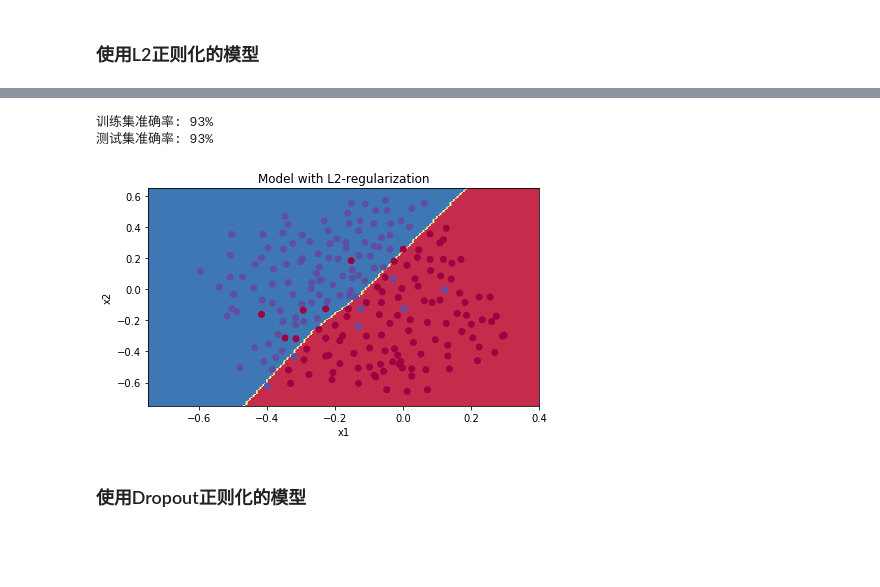
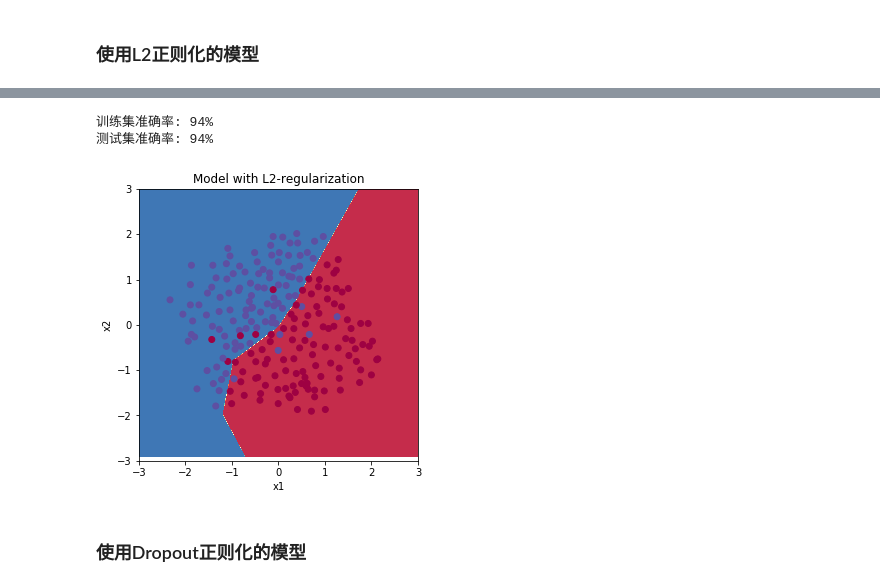
Before and after one commit to Morrowind1983/deeplearning.ai-exercises, a Jupyter notebook: 02 Improving Deep Neural Networks/Week 5/02_Regularization.ipynb, the cells around one changed output, grey strips where cells are left out. Cells and saved outputs as stored; diff of their text form; code cells hidden in the pictures; blank space fills up the shorter version.

```diff
--- a/02 Improving Deep Neural Networks/Week 5/02_Regularization.ipynb
+++ b/02 Improving Deep Neural Networks/Week 5/02_Regularization.ipynb
@@ -42,0 +47,5 @@ Each dot corresponds to a position on the football field where a football player
+# %%
+train_X_mean = train_X.mean(axis=1).reshape(train_X.shape[0], 1)
+train_X_std = train_X.std(axis=1).reshape(train_X.shape[0], 1)
+train_X = (train_X - train_X_mean) / train_X_std
+test_X = (test_X - train_X_mean) / train_X_std
@@ -140,6 +155,7 @@ def L_layer_model(X, Y, layers_dims, learning_rate = 0.3, num_iterations = 30000
 
     # 绘制损失函数
     if print_cost:
+        plt.figure(figsize=(7.0, 4.0))
         plt.plot(np.squeeze(costs))
         plt.ylabel('cost')
         plt.xlabel('iterations (per tens)')
@@ -211,7 +227,7 @@ def compute_cost_with_regularization(AL, Y, parameters, lambd):
     L = len(parameters) // 2
 
     cross_entropy_cost = compute_cost(AL, Y)
-    L2_regularization_cost = np.sum(np.sum(parameters['W' + str(l)]**2) for l in range(1, L + 1)) * lambd / Y.shape[1] / 2.
+    L2_regularization_cost = np.sum(np.linalg.norm(parameters['W' + str(l)])**2 for l in range(1, L + 1)) * lambd / Y.shape[1] / 2.
 
     return cross_entropy_cost + L2_regularization_cost
 # %%
@@ -253,6 +269,7 @@ def L_layer_model_with_regularization(X, Y, layers_dims, learning_rate = 0.3, nu
 
     # 绘制损失函数
     if print_cost:
+        plt.figure(figsize=(7.0, 4.0))
         plt.plot(np.squeeze(costs))
         plt.ylabel('cost')
         plt.xlabel('iterations (per tens)')
@@ -273,17 +290,17 @@ Cost after iteration 20000: 0.271902
 print('训练集准确率: %d' % float(compute_accuracy(parameters, train_X, train_Y) * 100) + '%')
 print('测试集准确率: %d' % float(compute_accuracy(parameters, test_X, test_Y) * 100) + '%')
 # %% [output]
-训练集准确率: 93%
-测试集准确率: 93%
+训练集准确率: 94%
+测试集准确率: 94%
 # %%
 # 绘制带L2正则化的决策边界图
 plt.title("Model with L2-regularization")
 axes = plt.gca()
-axes.set_xlim([-0.75,0.40])
-axes.set_ylim([-0.75,0.65])
+axes.set_xlim([-3, 3])
+axes.set_ylim([-3, 3])
 plot_decision_boundary(lambda x: predict(parameters, x.T), train_X, train_Y[0])
 # %% [output]
-[figure, old version]
+[figure, new version]
 # %% [markdown]
 ### 使用Dropout正则化的模型
 # %%
```
Also changed, not shown: parts of 14 cells of this notebook, 2 other files.
